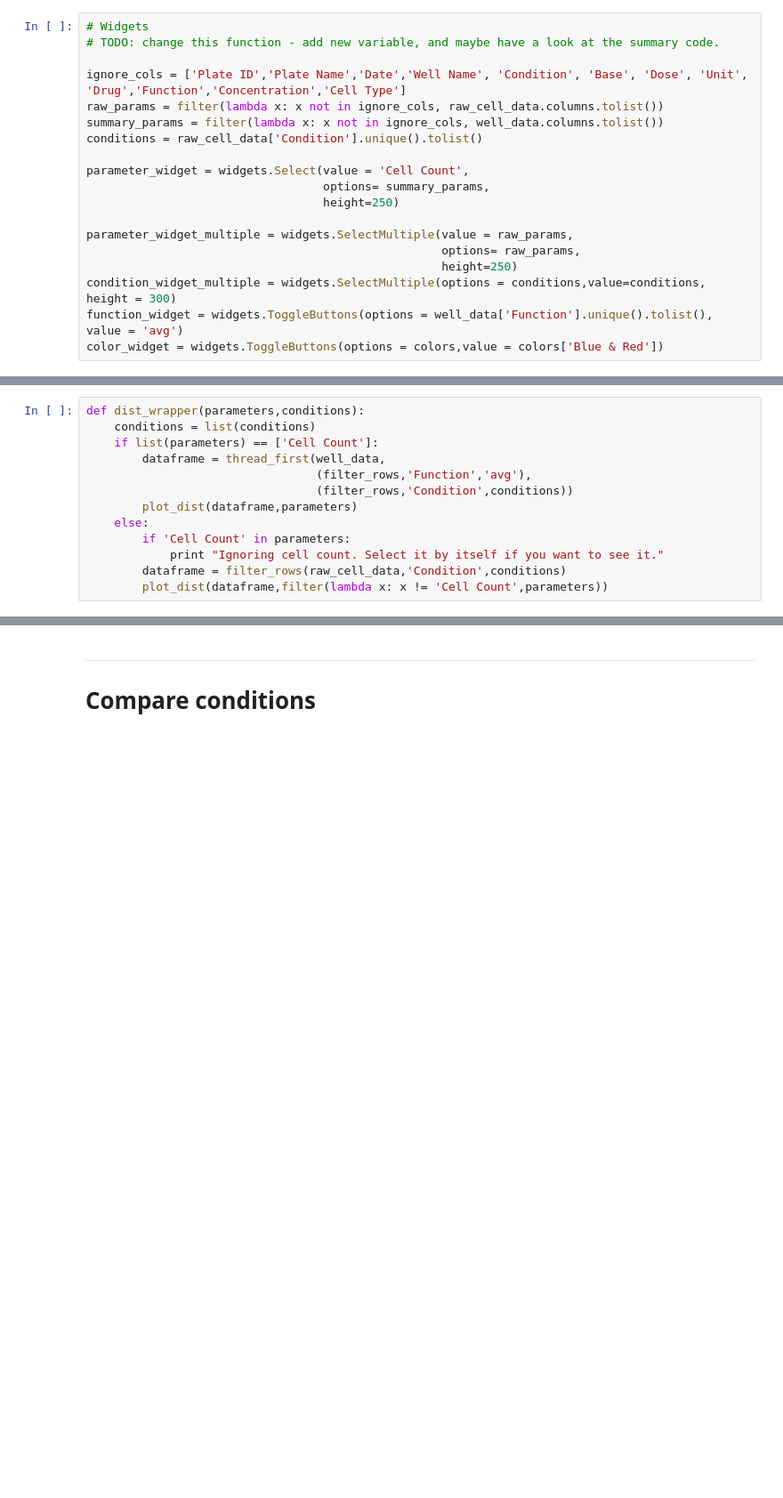
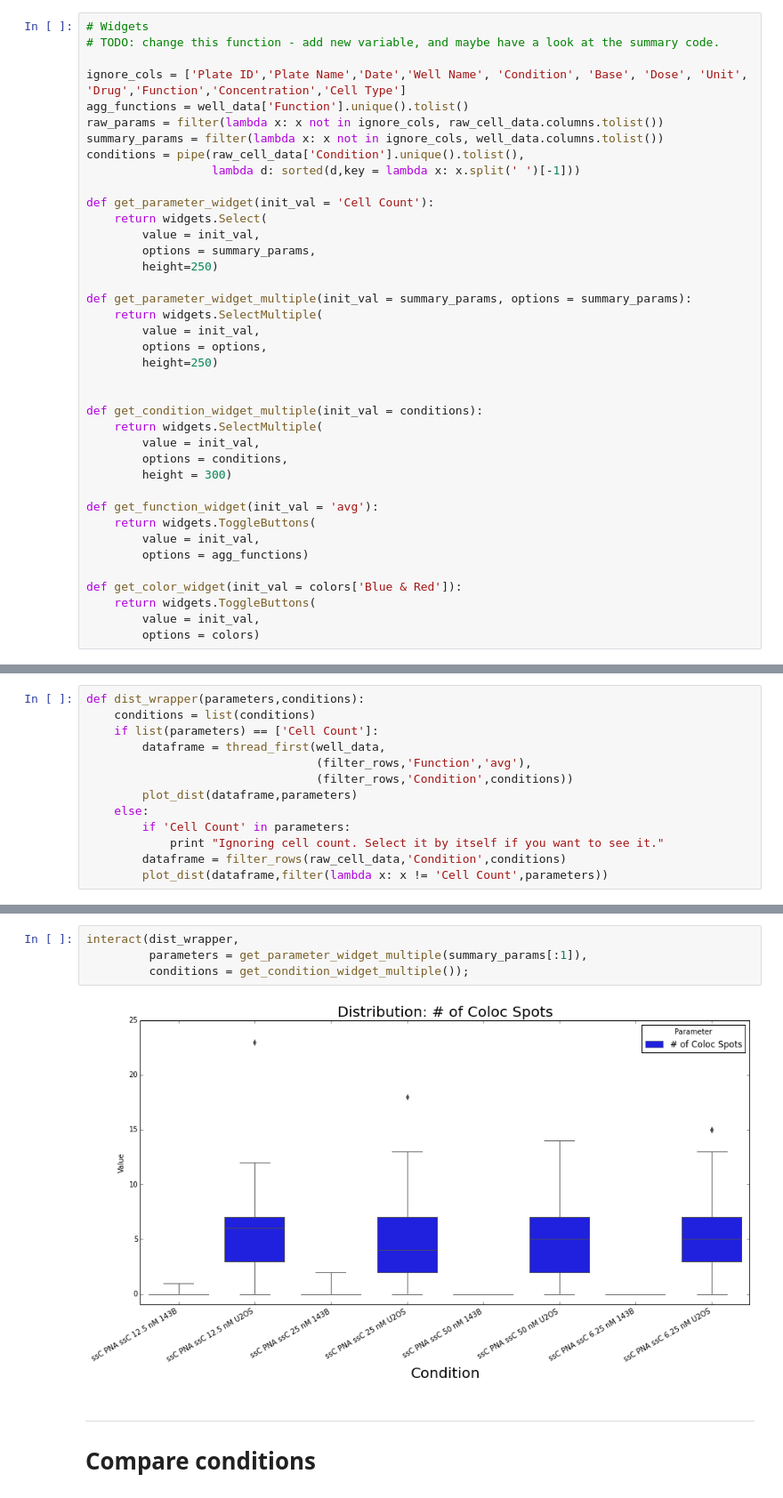
Before and after one commit to dela3499/assay-explorer, a Jupyter notebook: reorg/DATAVIS - 7.15.2015 - ssC-PNA.ipynb, the cells around one changed output, grey strips where cells are left out. Shown: that part at 89% size. Saved outputs shown, nothing was run; the diff lists cells and outputs as text; blank space fills up the shorter version.

```diff
--- a/reorg/DATAVIS - 7.15.2015 - ssC-PNA.ipynb
+++ b/reorg/DATAVIS - 7.15.2015 - ssC-PNA.ipynb
@@ -38,20 +49,40 @@ raw_cell_data = pd.read_csv(cell_path)
 # TODO: change this function - add new variable, and maybe have a look at the summary code.
 
 ignore_cols = ['Plate ID','Plate Name','Date','Well Name', 'Condition', 'Base', 'Dose', 'Unit', 'Drug','Function','Concentration','Cell Type']
+agg_functions = well_data['Function'].unique().tolist()
 raw_params = filter(lambda x: x not in ignore_cols, raw_cell_data.columns.tolist())
 summary_params = filter(lambda x: x not in ignore_cols, well_data.columns.tolist())
-conditions = raw_cell_data['Condition'].unique().tolist()
+conditions = pipe(raw_cell_data['Condition'].unique().tolist(),
+                  lambda d: sorted(d,key = lambda x: x.split(' ')[-1]))
 
-parameter_widget = widgets.Select(value = 'Cell Count',
-                                  options= summary_params,
-                                  height=250)
+def get_parameter_widget(init_val = 'Cell Count'):
+    return widgets.Select(
+        value = init_val,
+        options = summary_params,
+        height=250)
 
-parameter_widget_multiple = widgets.SelectMultiple(value = raw_params,
-                                                   options= raw_params,
-                                                   height=250)
-condition_widget_multiple = widgets.SelectMultiple(options = conditions,value=conditions, height = 300)
-function_widget = widgets.ToggleButtons(options = well_data['Function'].unique().tolist(), value = 'avg')
-color_widget = widgets.ToggleButtons(options = colors,value = colors['Blue & Red'])
+def get_parameter_widget_multiple(init_val = summary_params, options = summary_params):
+    return widgets.SelectMultiple(
+        value = init_val,
+        options = options,
+        height=250)
+
+
+def get_condition_widget_multiple(init_val = conditions):
+    return widgets.SelectMultiple(
+        value = init_val,
+        options = conditions,
+        height = 300)
+
+def get_function_widget(init_val = 'avg'):
+    return widgets.ToggleButtons(
+        value = init_val,
+        options = agg_functions)
+
+def get_color_widget(init_val = colors['Blue & Red']):
+    return widgets.ToggleButtons(
+        value = init_val,
+        options = colors)
 # %% [markdown]
 ---
 # Well Plate Results
@@ -141,3 +168,9 @@ interact(dist_wrapper,
+# %%
+interact(dist_wrapper,
+         parameters = get_parameter_widget_multiple(summary_params[:1]),
+         conditions = get_condition_widget_multiple());
+# %% [output]
+[figure, added]
 # %% [markdown]
 ---
 # Compare conditions
```
Also changed, not shown: parts of 9 cells of this notebook, 2 other files.
